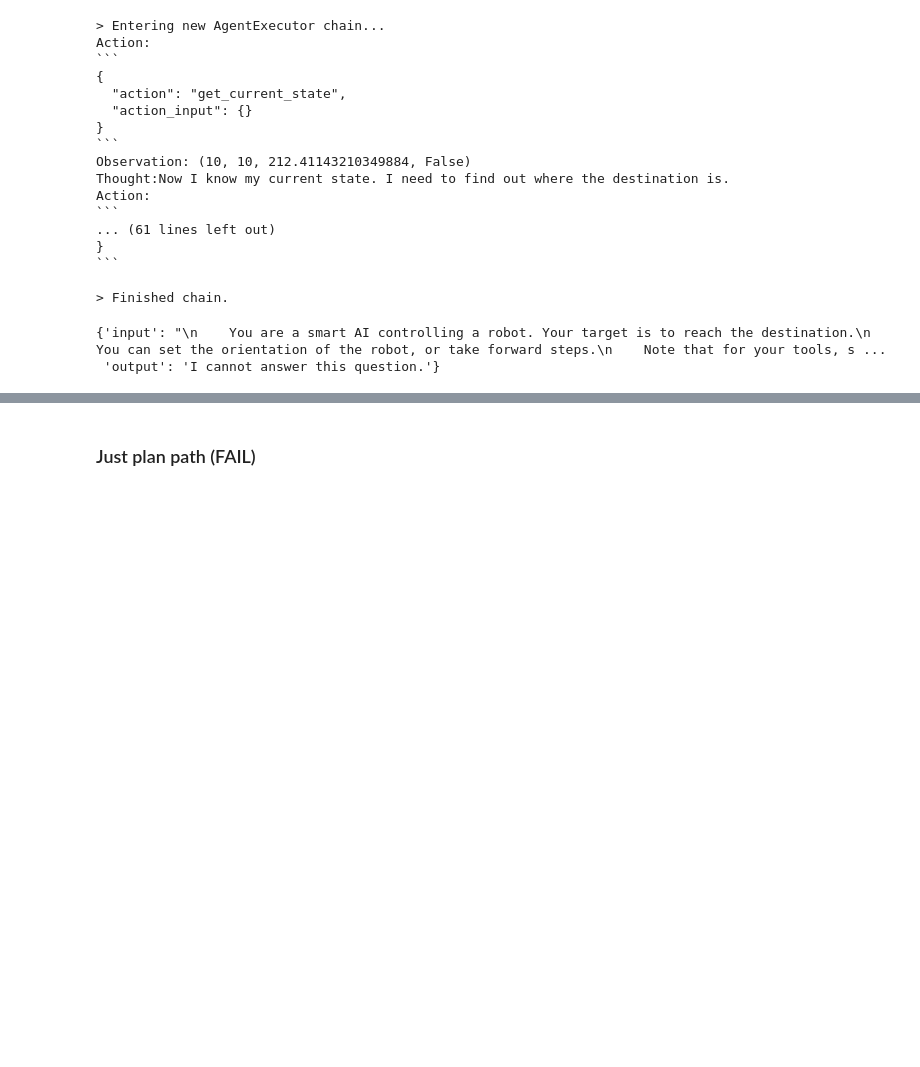
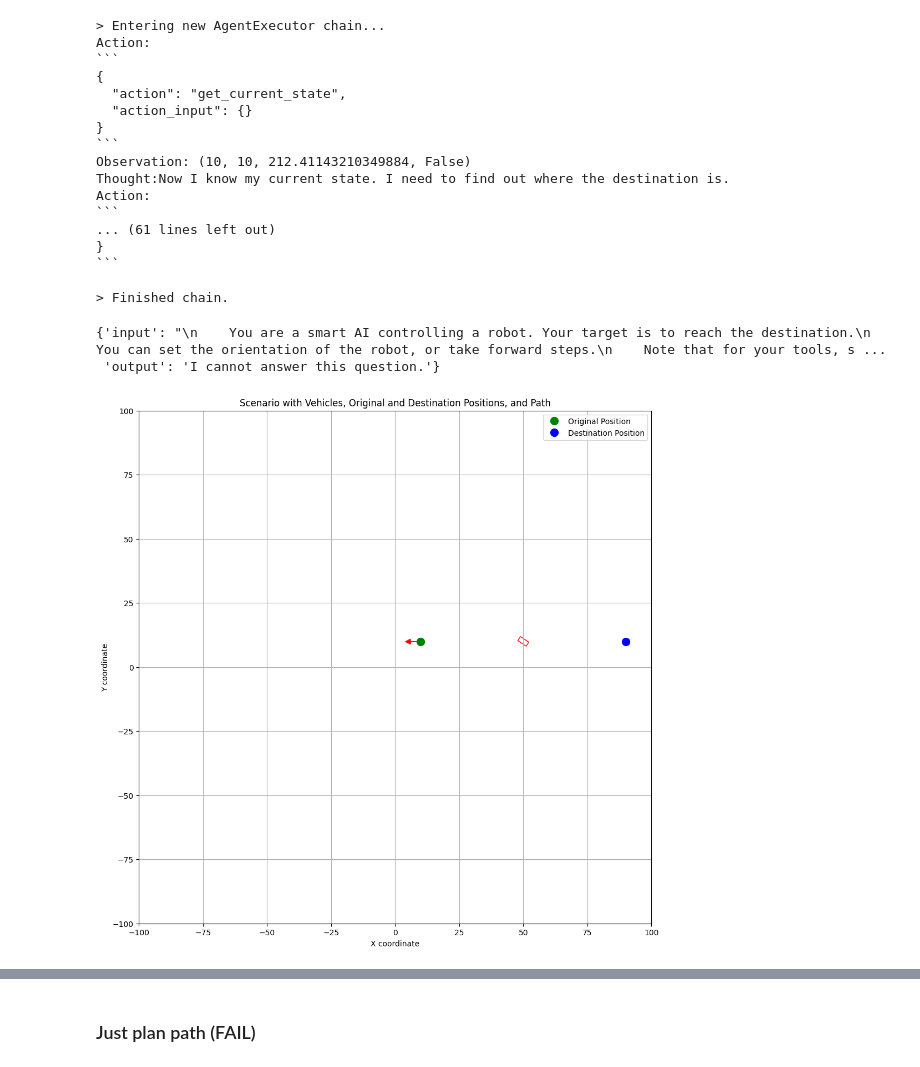
Before and after one commit to LiuHaolan/llm-gym, a Jupyter notebook: examples/gemini_nav.ipynb, the cells around one changed output, grey strips where cells are left out. Cells and saved outputs as stored; diff of their text form; code cells hidden in the pictures; blank space fills up the shorter version.

```diff
--- a/examples/gemini_nav.ipynb
+++ b/examples/gemini_nav.ipynb
@@ -1436,3 +1436,8 @@ Action:
 > Finished chain.
 {'input': "\n    You are a smart AI controlling a robot. Your target is to reach the destination.\n    You can set the orientation of the robot, or take forward steps.\n    Note that for your tools, s ...
  'output': 'I cannot answer this question.'}
+# %%
+scenario = Scenario(vehicle_range=(2, 2))
+scenario.visualise()
+# %% [output]
+[figure, added]
```
Also changed, not shown: parts of 4 cells of this notebook, 2 other files.
